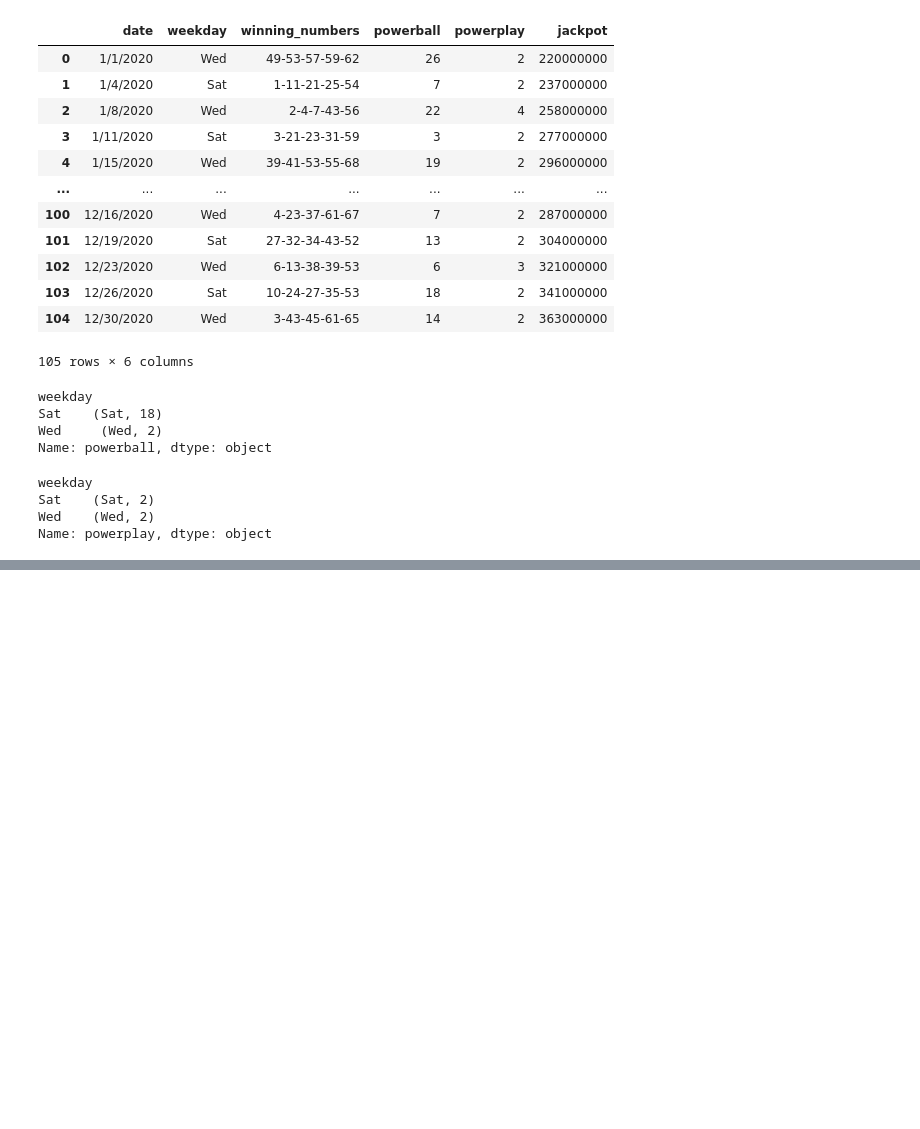
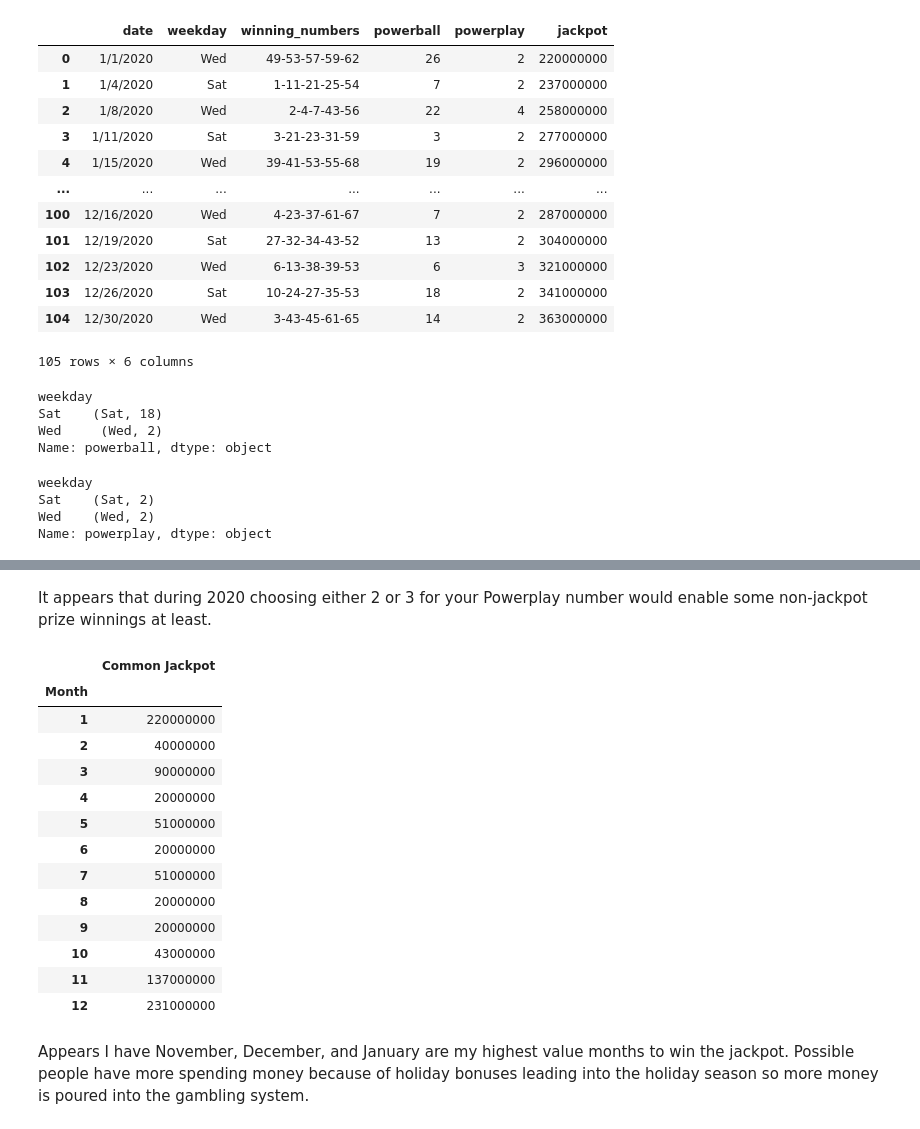
Before and after one commit to JLaydeJ/Project_1, a Jupyter notebook: Project_1_2020.ipynb, the cells around one changed output, grey strips where cells are left out. Saved outputs shown, nothing was run; the diff lists cells and outputs as text; code cells hidden in the pictures; blank space fills up the shorter version.

```diff
--- a/Project_1_2020.ipynb
+++ b/Project_1_2020.ipynb
@@ -198,0 +233,73 @@ powerplay_common_dec_2020 = (december_data.groupby(['month'])['powerplay'].value
+# %% [markdown]
+It appears that during 2020 choosing either 2 or 3 for your Powerplay number would enable some non-jackpot prize winnings at least.
+# %%
+# make a copy of the original DataFrame to manipulate
+month_lottery_df_2020 = wa_lottery_df_2020.copy()
+
+# convert the date column object(mm/dd/yyyy) into a datetime object (yyyy-mm-dd) [pandas reference:
+# https://pandas.pydata.org/docs/reference/api/pandas.to_datetime.html]
+month_lottery_df_2020['date'] = pd.to_datetime(month_lottery_df_2020['date'])
+
+# Now I can generate a new column that will hold the months
+# (ex: january == 1, february == 2)
+# [pandas.Series.dt = https://pandas.pydata.org/docs/reference/api/pandas.Series.dt.html]
+month_lottery_df_2020['month'] = month_lottery_df_2020['date'].dt.month
+
+# make a variable that holds a groupby function for month in
+# dataframe date_powerball_2020
+month = month_lottery_df_2020.groupby('month')
+
+# Now set each month to there own variable name
+january_data = month.get_group(1)
+february_data = month.get_group(2)
+march_data = month.get_group(3)
+april_data = month.get_group(4)
+may_data = month.get_group(5)
+june_data = month.get_group(6)
+july_data = month.get_group(7)
+august_data = month.get_group(8)
+september_data = month.get_group(9)
+october_data = month.get_group(10)
+november_data = month.get_group(11)
+december_data = month.get_group(12)
+
+common_jan_2020 = (january_data.groupby(['month'])['jackpot'].value_counts()).idxmax()
+common_feb_2020 = (february_data.groupby(['month'])['jackpot'].value_counts()).idxmax()
+common_mar_2020 = (march_data.groupby(['month'])['jackpot'].value_counts()).idxmax()
+common_apr_2020 = (april_data.groupby(['month'])['jackpot'].value_counts()).idxmax()
+common_may_2020 = (may_data.groupby(['month'])['jackpot'].value_counts()).idxmax()
+common_jun_2020 = (june_data.groupby(['month'])['jackpot'].value_counts()).idxmax()
+common_jul_2020 = (july_data.groupby(['month'])['jackpot'].value_counts()).idxmax()
+common_aug_2020 = (august_data.groupby(['month'])['jackpot'].value_counts()).idxmax()
+common_sep_2020 = (september_data.groupby(['month'])['jackpot'].value_counts()).idxmax()
+common_oct_2020 = (october_data.groupby(['month'])['jackpot'].value_counts()).idxmax()
+common_nov_2020 = (november_data.groupby(['month'])['jackpot'].value_counts()).idxmax()
+common_dec_2020 = (december_data.groupby(['month'])['jackpot'].value_counts()).idxmax()
+
+commonmonths_2020 = pd.DataFrame({common_jan_2020,common_feb_2020, common_mar_2020, common_apr_2020,
+                                  common_may_2020, common_jun_2020, common_jul_2020, common_aug_2020,
+                                  common_sep_2020, common_oct_2020, common_nov_2020, common_dec_2020})
+
+# Rename the columns so they make more sense
+commonmonths_2020 = commonmonths_2020.rename(columns = {0:'Month', 1:'Common Jackpot'})
+commonmonths_2020 = commonmonths_2020.sort_values('Month', ascending = True)
+commonmonths_2020 = commonmonths_2020.set_index('Month')
+
+commonmonths_2020
+# %% [output]
+|  | Common Jackpot |
+| Month |  |
+| 1 | 220000000 |
+| 2 | 40000000 |
+| 3 | 90000000 |
+| 4 | 20000000 |
+| 5 | 51000000 |
+| 6 | 20000000 |
+| 7 | 51000000 |
+| 8 | 20000000 |
+| 9 | 20000000 |
+| 10 | 43000000 |
+| 11 | 137000000 |
+| 12 | 231000000 |
+# %% [markdown]
+Appears I have November, December, and January are my highest value months to win the jackpot.  Possible people have more spending money because of holiday bonuses leading into the holiday season so more money is poured into the gambling system.
```
Also changed, not shown: parts of 7 cells of this notebook.
